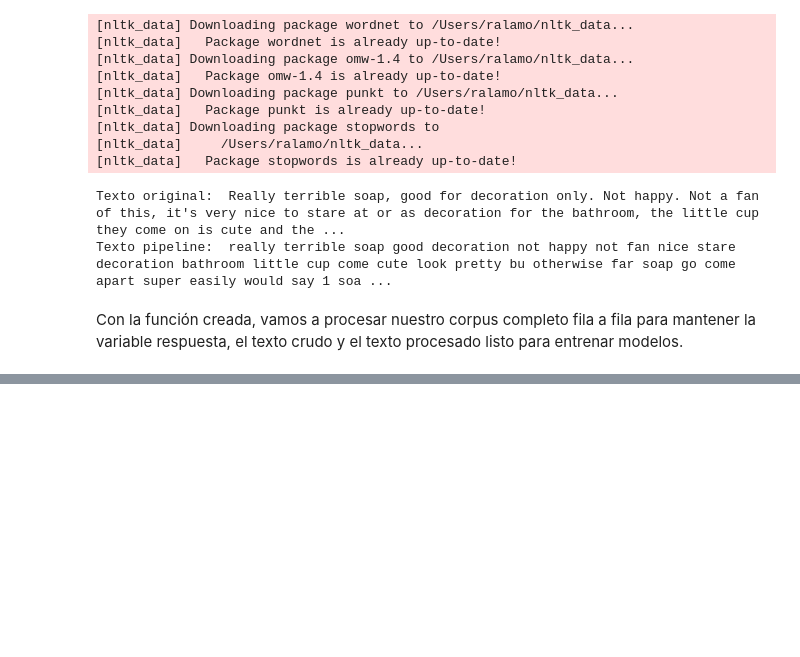
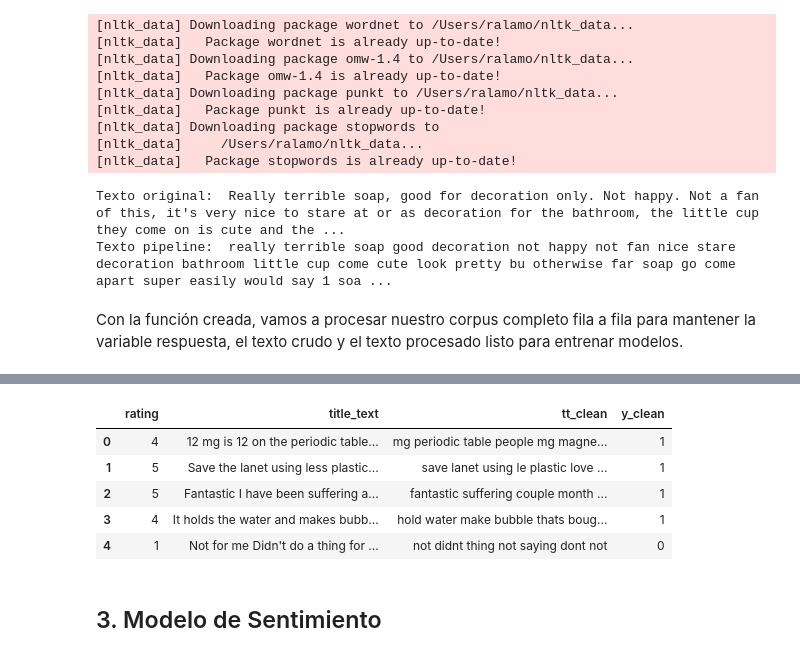
Before and after one commit to ramonlaborda/practica-nlp, a Jupyter notebook: Practica-NLP-Ramon-Laborda.ipynb, the cells around one changed output, grey strips where cells are left out. Drawn from its saved outputs; the diff is of its cells as text; code cells hidden in the pictures; blank space fills up the shorter version.

```diff
--- a/Practica-NLP-Ramon-Laborda.ipynb
+++ b/Practica-NLP-Ramon-Laborda.ipynb
@@ -373,4 +373,5 @@ Limpiamos el texto básico quitando espacios, convirtiendo a minúsculas, elimin
 # %%
+import re
 import string
 import unicodedata
 
@@ -380,6 +381,8 @@ def limpiar_corpus(text):
     text = text.strip()
     text = text.translate(str.maketrans('', '', string.punctuation))
     text = unicodedata.normalize('NFKD', text).encode('ascii', 'ignore').decode('utf-8', 'ignore')
+    text = re.sub(r"[^a-zA-Z\s]", "", text)
+    text = re.sub(r"\b\w*(\w)\1{3,}\w*\b", "", text)
 
     return text
 # %% [markdown]
@@ -532,6 +535,7 @@ nltk.download('wordnet')
 nltk.download('omw-1.4')
 nltk.download('punkt')
 nltk.download('stopwords')
+import re
 import nltk
 import string
 import unicodedata
@@ -563,6 +567,8 @@ def limpieza_corpus(text):
         text = text.strip()
         text = text.translate(str.maketrans('', '', string.punctuation))
         text = unicodedata.normalize('NFKD', text).encode('ascii', 'ignore').decode('utf-8', 'ignore')
+        text = re.sub(r"[^a-zA-Z\s]", "", text)
+        text = re.sub(r"\b\w*(\w)\1{3,}\w*\b", "", text)
 
         return text
 
@@ -609,0 +621,15 @@ corpus_hcpc['tt_clean'] = corpus_hcpc['title_text'].progress_apply(lambda x: lim
+# %%
+corpus_hcpc = corpus_hcpc[corpus_hcpc.rating!=3]
+# %%
+corpus_hcpc['y_clean'] = corpus_hcpc['rating'].apply(lambda x: 1 if x>= 4 else 0)
+# %%
+corpus_hcpc.head(5)
+# %% [output]
+|  | rating | title_text | tt_clean | y_clean |
+| 0 | 4 | 12 mg is 12 on the periodic table... | mg periodic table people mg magne... | 1 |
+| 1 | 5 | Save the lanet using less plastic... | save lanet using le plastic love ... | 1 |
+| 2 | 5 | Fantastic I have been suffering a... | fantastic suffering couple month ... | 1 |
+| 3 | 4 | It holds the water and makes bubb... | hold water make bubble thats boug... | 1 |
+| 4 | 1 | Not for me Didn't do a thing for ... | not didnt thing not saying dont not | 0 |
+# %% [markdown]
+## 3. Modelo de Sentimiento
```
Also changed, not shown: parts of 46 cells of this notebook, 2 other files.
